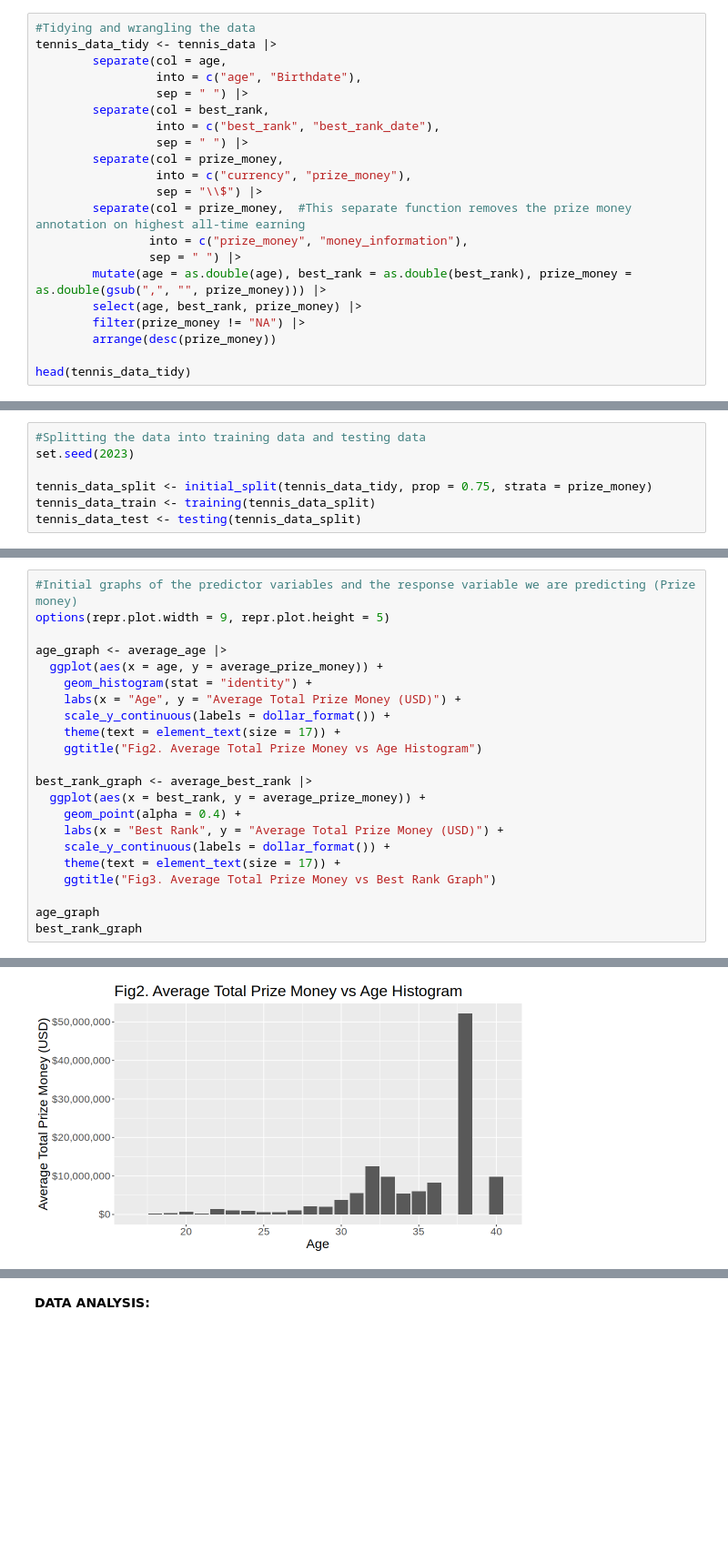
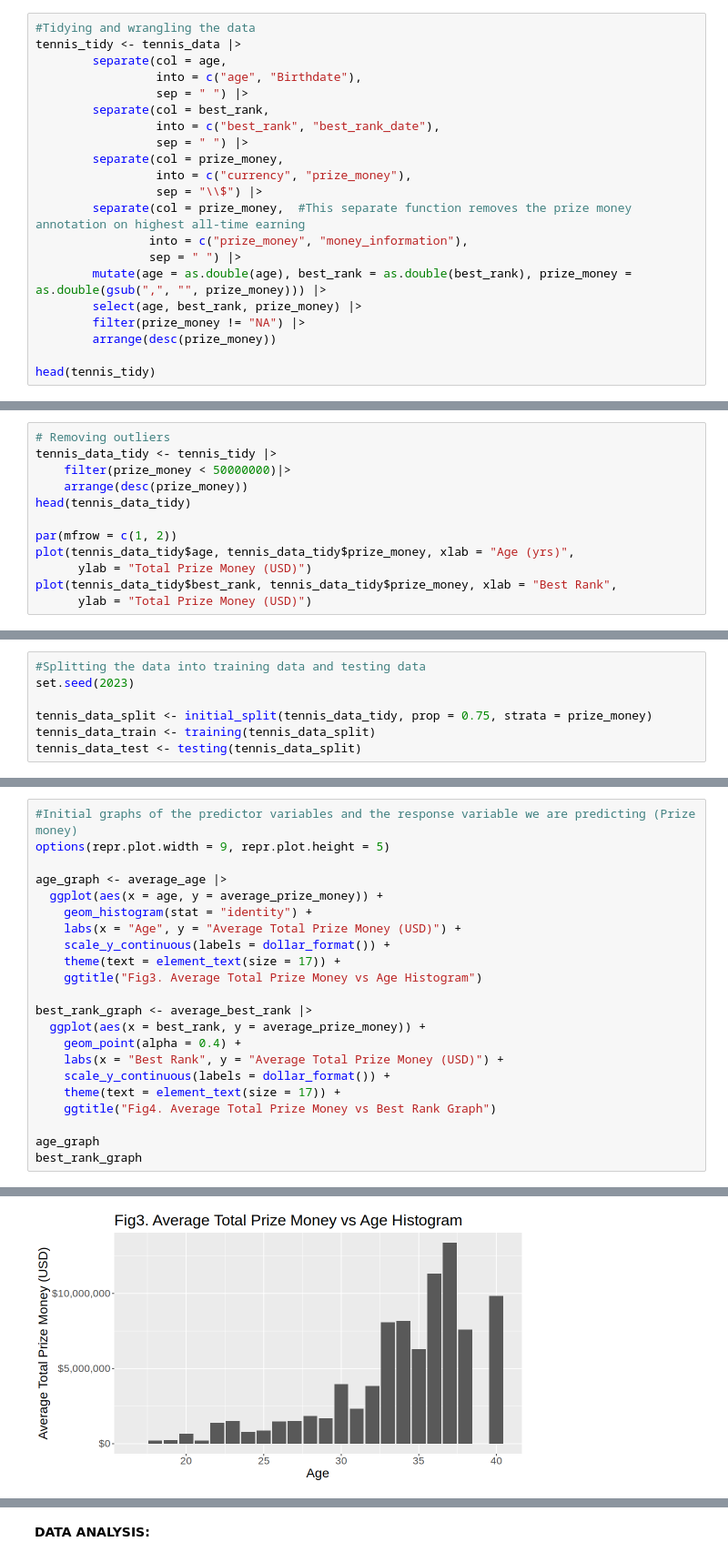
Before and after one commit to Myralalala/group15, a Jupyter notebook: report_group15.ipynb, the cells around one changed output, grey strips where cells are left out. Shown at 91% size. Drawn from its saved outputs; the diff is of its cells as text; blank space fills up the shorter version.

```diff
--- a/report_group15.ipynb
+++ b/report_group15.ipynb
@@ -77,7 +75,7 @@ A tibble: 6 × 38
 | 5 | 22 (11-02-1997) | Poland | Right-handed | Wikipedia | 31 (1398) | 31 (20-01-2020) | Hubert Hurkacz | Two-handed | $1,517,157 | ... |
 # %%
 #Tidying and wrangling the data
-tennis_data_tidy <- tennis_data |>
+tennis_tidy <- tennis_data |>
         separate(col = age,
                  into = c("age", "Birthdate"),
                  sep = " ") |>
@@ -95,7 +93,7 @@ tennis_data_tidy <- tennis_data |>
         filter(prize_money != "NA") |>
         arrange(desc(prize_money))
 
-head(tennis_data_tidy)
+head(tennis_tidy)
 # %% [output]
 Warning message:
 “Expected 2 pieces. Additional pieces discarded in 20 rows [16, 96, 128, 142,
@@ -126,0 +126,12 @@ plot(tennis_data_tidy$best_rank, tennis_data_tidy$prize_money, xlab = "Best Rank
+# %%
+# Removing outliers
+tennis_data_tidy <- tennis_tidy |>
+    filter(prize_money < 50000000)|>
+    arrange(desc(prize_money))
+head(tennis_data_tidy)
+
+par(mfrow = c(1, 2))
+plot(tennis_data_tidy$age, tennis_data_tidy$prize_money, xlab = "Age (yrs)",
+      ylab = "Total Prize Money (USD)")
+plot(tennis_data_tidy$best_rank, tennis_data_tidy$prize_money, xlab = "Best Rank",
+      ylab = "Total Prize Money (USD)")
@@ -166,26 +190,26 @@ A tibble: 6 × 2
 # %%
 #Initial graphs of the predictor variables and the response variable we are predicting (Prize money)
 options(repr.plot.width = 9, repr.plot.height = 5)
 
 age_graph <- average_age |>
   ggplot(aes(x = age, y = average_prize_money)) +
     geom_histogram(stat = "identity") +
     labs(x = "Age", y = "Average Total Prize Money (USD)") +
     scale_y_continuous(labels = dollar_format()) +
     theme(text = element_text(size = 17)) +
-    ggtitle("Fig2. Average Total Prize Money vs Age Histogram")
+    ggtitle("Fig3. Average Total Prize Money vs Age Histogram")
 
 best_rank_graph <- average_best_rank |>
   ggplot(aes(x = best_rank, y = average_prize_money)) +
     geom_point(alpha = 0.4) +
     labs(x = "Best Rank", y = "Average Total Prize Money (USD)") +
     scale_y_continuous(labels = dollar_format()) +
     theme(text = element_text(size = 17)) +
-    ggtitle("Fig3. Average Total Prize Money vs Best Rank Graph")
+    ggtitle("Fig4. Average Total Prize Money vs Best Rank Graph")
 
 age_graph
 best_rank_graph
 # %% [output]
 Warning message in geom_histogram(stat = "identity"):
 “Ignoring unknown parameters: `binwidth`, `bins`, and `pad`”
-[figure, old version]
+[figure, new version]
```
Also changed, not shown: parts of 13 cells of this notebook.
